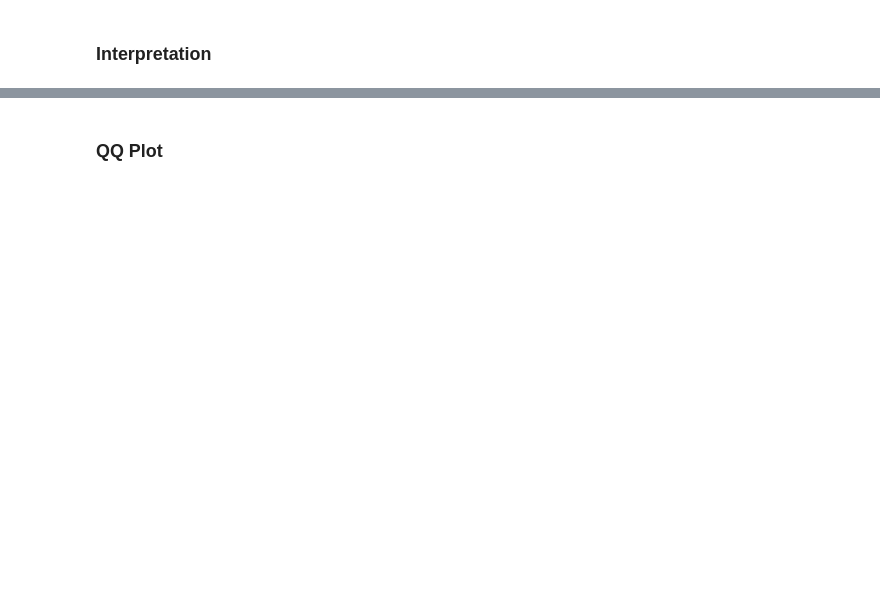
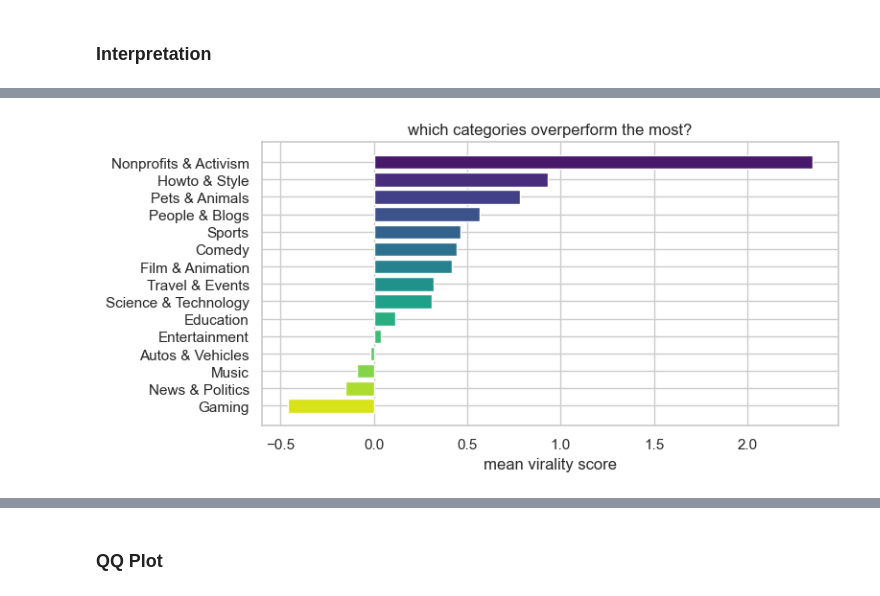
Before and after one commit to captainvogon/yt-virality, a Jupyter notebook: yt_mod1.ipynb, the cells around one changed output, grey strips where cells are left out. Drawn from its saved outputs; the diff is of its cells as text; code cells hidden in the pictures; blank space fills up the shorter version.

```diff
--- a/yt_mod1.ipynb
+++ b/yt_mod1.ipynb
@@ -168,15 +252,18 @@ Name: viral, dtype: int64
 # %% [markdown]
 ### Interpretation
 # %%
-#Categorical Effects
+# module 1.5: exploratory data analysis (eda)
+import matplotlib.pyplot as plt
+import seaborn as sns
+import pandas as pd
+import numpy as np
 
+# category statistics
 cat_stats = (
     df_clean.groupby("video_category_id")
     .agg(
         video_count=("view_count", "count"),
         median_views=("view_count", "median"),
-        mean_views=("view_count", "mean"),
-        median_likes=("like_count", "median"),
         median_duration=("duration_min", "median"),
         viral_rate=("viral", "mean"),
         mean_virality=("virality_score", "mean"),
@@ -185,40 +272,29 @@ cat_stats = (
     .round(3)
 )
 
-print("\nCategory Statistics:")
-print(cat_stats)
-
 sns.set_theme(style="whitegrid")
 
-# Fig 1 - Virality by category
-fig, ax = plt.subplots(figsize=(10, 5))
-ax.barh(cat_stats.index, cat_stats["mean_virality"],
-        color=sns.color_palette("viridis", len(cat_stats)))
-ax.set_xlabel("Mean Virality Score")
-ax.set_title("Fig 1 - Which categories are truly viral?")
+# fig 1: mean virality by category
+fig, ax = plt.subplots(figsize=(8, 4))
+ax.barh(cat_stats.index, cat_stats["mean_virality"], color=sns.color_palette("viridis", len(cat_stats)))
+ax.set_xlabel("mean virality score")
+ax.set_title("which categories overperform the most?")
 plt.gca().invert_yaxis()
 plt.tight_layout()
 plt.show()
 
-# Fig 2 - Correlation heatmap
-fig, ax = plt.subplots(figsize=(7, 5))
-
-corr_cols = [
-    "view_count", "like_count", "comment_count",
-    "subscriber_count", "duration_min", "virality_score"
-]
+# fig 2: correlation matrix
+fig, ax = plt.subplots(figsize=(6, 4))
+corr_cols = ["view_count", "like_rate", "comment_rate", "duration_min", "virality_score"]
 corr = df_clean[corr_cols].corr(method='spearman')
 mask = np.triu(np.ones_like(corr, dtype=bool), k=1)
 
-sns.heatmap(
-    corr, mask=mask, annot=True, fmt=".2f",
-    cmap="coolwarm", center=0, linewidths=0.4, ax=ax
-)
-ax.set_title("Fig 2 - Correlation Matrix")
+sns.heatmap(corr, mask=mask, annot=True, fmt=".2f", cmap="coolwarm", center=0, linewidths=0.4, ax=ax)
+ax.set_title("correlation matrix")
 plt.tight_layout()
 plt.show()
 
-# Fig 3 - Duration vs virality
+# fig 3: duration vs virality (supports our logistic regression findings)
 df_clean["duration_bin"] = pd.cut(
     df_clean["duration_min"],
     bins=[0, 1, 3, 5, 10, 20, 30, 60],
@@ -227,57 +303,22 @@ df_clean["duration_bin"] = pd.cut(
 
 fig, ax = plt.subplots(figsize=(7, 4))
 dur_virality = df_clean.groupby("duration_bin", observed=True)["virality_score"].median()
-
-ax.bar(dur_virality.index.astype(str), dur_virality.values)
-ax.set_xlabel("Video Duration")
-ax.set_ylabel("Median Virality Score")
-ax.axhline(0, color='red', linestyle='--')
-ax.set_title("Fig 3 - Effect of Duration on Virality")
-ax.legend(["Interpretation:","Above 0 : Viral","Below 0 : Underperforming"])
+ax.bar(dur_virality.index.astype(str), dur_virality.values, color='coral')
+ax.set_xlabel("video duration")
+ax.set_ylabel("median virality score")
+ax.axhline(0, color='black', linestyle='--')
+ax.set_title("effect of duration on virality")
 plt.tight_layout()
 plt.show()
 
-# Fig 4 - Subscribers vs virality
-fig, ax = plt.subplots(figsize=(7, 5))
-
+# fig 4: engagement vs virality (supports our logistic regression findings)
+fig, ax = plt.subplots(figsize=(7, 4))
 sample = df_clean.sample(min(5000, len(df_clean)), random_state=42)
 
-ax.scatter(
-    sample["subscriber_count"],
-    sample["virality_score"],
-    alpha=0.4,
-    s=8
-)
-
-ax.set_xscale("log")
-ax.set_xlabel("Subscriber Count (log scale)")
-ax.set_ylabel("Virality Score")
-ax.set_title("Fig 4 - Subscribers vs Virality")
+ax.scatter(sample["like_rate"], sample["virality_score"], alpha=0.3, s=15, color='teal')
+ax.set_xlabel("like rate (likes per view)")
+ax.set_ylabel("virality score (residuals)")
+ax.set_title("engagement vs virality")
 plt.tight_layout()
 plt.show()
-
-# Fig 5 - Virality distribution
-plt.figure()
-sns.histplot(df_clean['virality_score'], bins=100, kde=True)
-plt.title("Distribution of Virality Score")
-plt.xlabel("Virality Score")
-plt.show()
-
-# Fig 6 - Engagement vs virality
-fig, ax = plt.subplots(figsize=(7, 5))
-
-sample = df_clean.sample(5000, random_state=42)
-
-ax.scatter(
-    sample["like_rate"],
-    sample["virality_score"],
-    alpha=0.4,
-    s=8
-)
-
-ax.set_xlabel("Like Rate")
-ax.set_ylabel("Virality Score")
-ax.set_title("Engagement vs Virality")
-plt.tight_layout()
-plt.show()
 # %% [output]
@@ -306,0 +325 @@ Gaming                          19.400       0.035         -0.459
+[figure, added]
```
Also changed, not shown: parts of 4 cells of this notebook.
